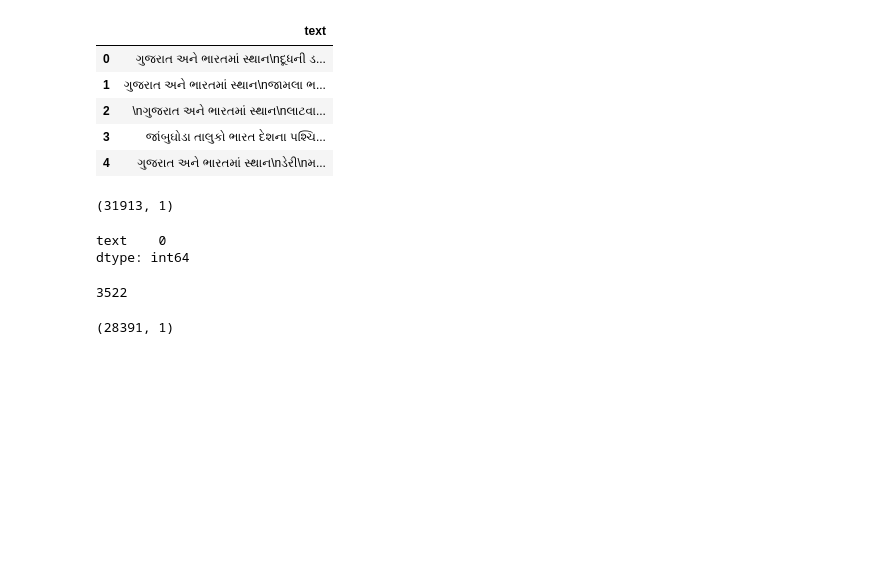
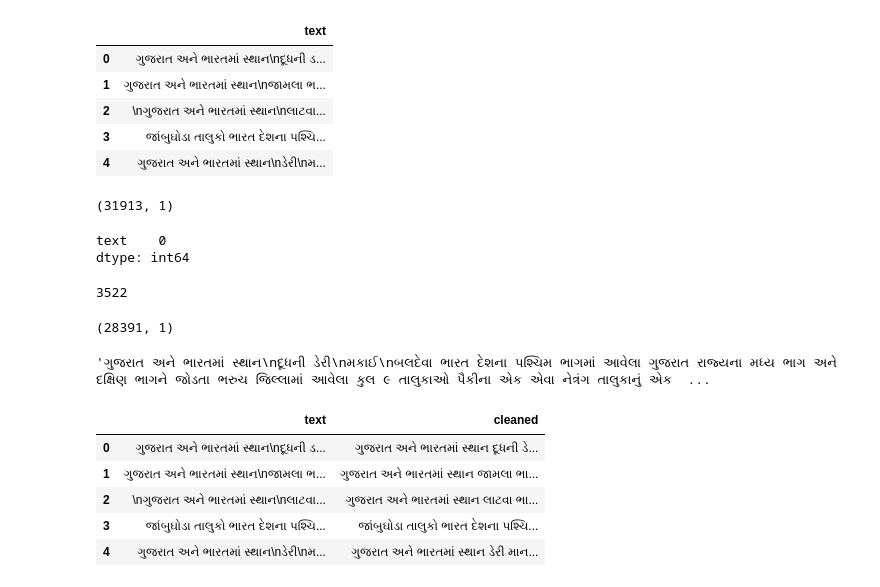
Before and after one commit to pranavagrawal321/Language-Identification, a Jupyter notebook: preprocessing.ipynb, the cells around one changed output. Cells and saved outputs as stored; diff of their text form; code cells hidden in the pictures; blank space fills up the shorter version.

```diff
--- a/preprocessing.ipynb
+++ b/preprocessing.ipynb
@@ -764,3 +764,30 @@ data.drop_duplicates(inplace=True)
 data.shape
 # %% [output]
 (28391, 1)
+# %%
+data.head(1)['text'][0]
+# %% [output]
+'ગુજરાત અને ભારતમાં સ્થાન\nદૂધની ડેરી\nમકાઈ\nબલદેવા ભારત દેશના પશ્ચિમ ભાગમાં આવેલા ગુજરાત રાજ્યના મધ્ય ભાગ અને દક્ષિણ ભાગને જોડતા ભરુચ જિલ્લામાં આવેલા કુલ ૯ તાલુકાઓ પૈકીના એક એવા નેત્રંગ તાલુકાનું એક  ...
+# %%
+def clean_gujrati_text(text):
+    # Remove newline characters
+    cleaned_text = text.replace('\n', ' ')
+
+    # Remove any extra spaces
+    cleaned_text = re.sub(' +', ' ', cleaned_text)
+
+    # Remove any characters that are not Gujarati letters
+    cleaned_text = re.sub(r'[^ઁ-૿\s]', '', cleaned_text)
+
+    return cleaned_text.strip()
+# %%
+data['cleaned'] = data['text'].apply(clean_gujrati_text)
+# %%
+data.head()
+# %% [output]
+|  | text | cleaned |
+| 0 | ગુજરાત અને ભારતમાં સ્થાન\nદૂધની ડ... | ગુજરાત અને ભારતમાં સ્થાન દૂધની ડે... |
+| 1 | ગુજરાત અને ભારતમાં સ્થાન\nજામલા ભ... | ગુજરાત અને ભારતમાં સ્થાન જામલા ભા... |
+| 2 | \nગુજરાત અને ભારતમાં સ્થાન\nલાટવા... | ગુજરાત અને ભારતમાં સ્થાન લાટવા ભા... |
+| 3 | જાંબુઘોડા તાલુકો ભારત દેશના પશ્ચિ... | જાંબુઘોડા તાલુકો ભારત દેશના પશ્ચિ... |
+| 4 | ગુજરાત અને ભારતમાં સ્થાન\nડેરી\nમ... | ગુજરાત અને ભારતમાં સ્થાન ડેરી માન... |
```
Also changed, not shown: parts of 94 cells of this notebook, 1 other file.
